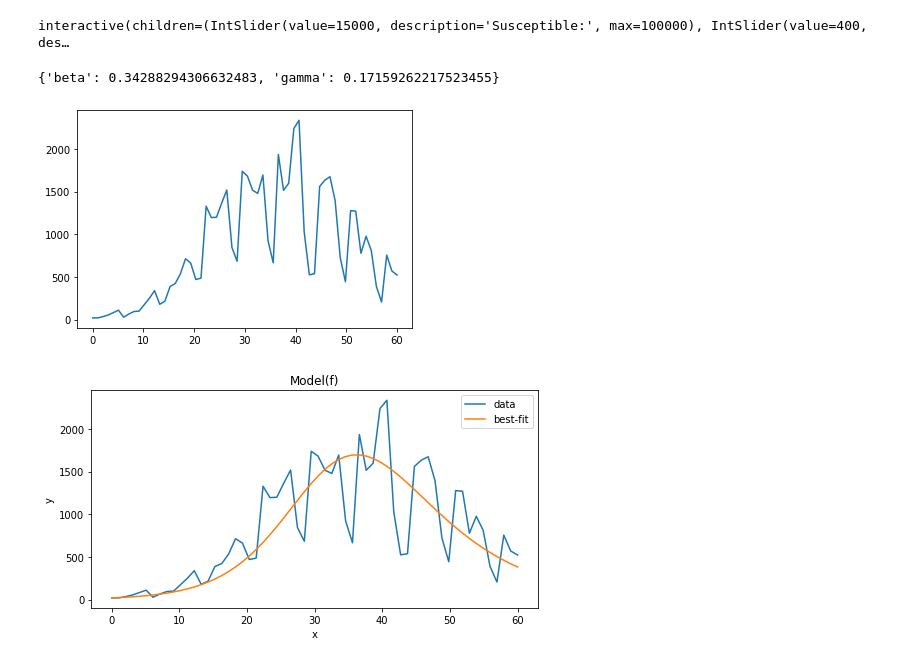
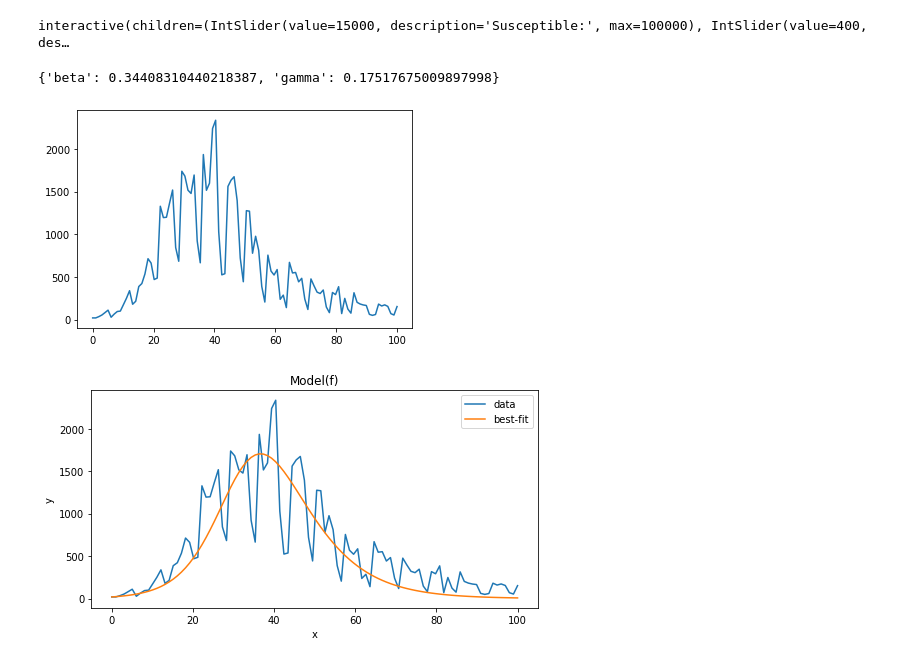
Before and after one commit to ThibaultMagnini/Kmeans-COVID-19-BelgianProvinces, a Jupyter notebook: SIR-Model/sir.ipynb, the cells around one changed output. Cells and saved outputs as stored; diff of their text form; code cells hidden in the pictures.

```diff
--- a/SIR-Model/sir.ipynb
+++ b/SIR-Model/sir.ipynb
@@ -50,7 +50,7 @@ beta = 0.94
 gamma = 0.14
 phi = 0.05
 
-time_steps = np.linspace(0, 60, 60)
+time_steps = np.linspace(0, 100, 100)
 
 def deriv(y, t, N, beta, gamma):
     S, I, _ = y
@@ -101,38 +101,39 @@ from lmfit.lineshapes import gaussian, lorentzian
 import pandas as pd
 
 np.random.seed(42)
-x = np.linspace(0, 60, 60)
+x = np.linspace(0, 100, 100)
 
 data = pd.read_csv("..\Datasets\COVID19BE_CASES_AGESEX.csv")
 
 result = {}
 
 for entry in data.itertuples():
     if entry[1] not in result:
         result[entry[1]] = 0
         result[entry[1]] += entry[6]
     else:
         result[entry[1]] += entry[6]
 
 result_list = list(result.values())
 
-plt.plot(x, result_list[0:60])
-
+plt.plot(x, result_list[0:100])
+# Susceptible / 1000, maar Infected is echt getal
 def f(x, beta, gamma):
-    _, I, _= ODESolver(11000, 19, 0, beta, gamma).T
+    _, I, _= ODESolver(11500, 19, 0, beta, gamma).T
     return I
 
 mod = lmfit.Model(f)
 mod.set_param_hint("beta", value=0.5, vary=True)
 mod.set_param_hint("gamma", value=0.5, vary=True)
 
 params = mod.make_params()
 
-result = mod.fit(result_list[0:60], params, method='leastsq', x=x)
+result = mod.fit(result_list[0:100], params, method='leastsq', x=x)
 plt.figure(figsize=(8, 4))
 result.plot_fit(datafmt="-")
+# Huidige grafiek geeft nieuwe infecties per dag weer, SIR model geeft geïnfecteerden op een bepaald moment
 result.best_values
 # %% [output]
-{'beta': 0.34288294306632483, 'gamma': 0.17159262217523455}
+{'beta': 0.34408310440218387, 'gamma': 0.17517675009897998}
-[figure, old version]
+[figure, new version]
-[figure, old version]
+[figure, new version]
```
Also changed, not shown: 5 other files.
